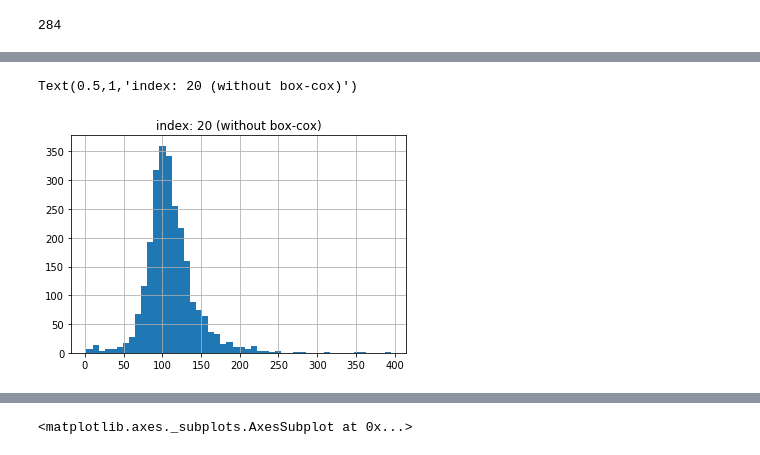
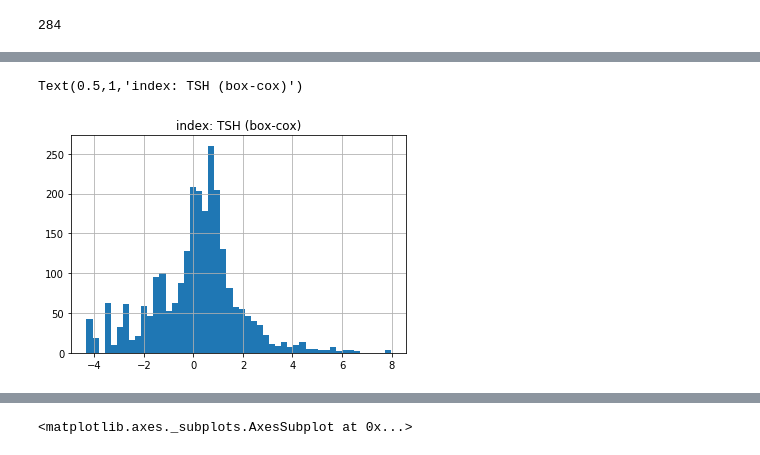
Before and after one commit to PeterJurkacek/IAU_2018_Jurkacek_Vyskoc, a Jupyter notebook: Jurkacek_Vyskoc_predspracovanie.ipynb, the cells around one changed output, grey strips where cells are left out. Cells and saved outputs as stored; diff of their text form; code cells hidden in the pictures.

```diff
--- a/Jurkacek_Vyskoc_predspracovanie.ipynb
+++ b/Jurkacek_Vyskoc_predspracovanie.ipynb
@@ -471,8 +470,7 @@ data['TSH'].isna().sum()
 # %%
-index = 20
-transformed = data['FTI'].dropna()# boxcox vrati transformovane data a parametre transformacie. Tie viem zafixovat a v tom pripade mi to vrati len transformovane data
+transformed, att = boxcox(data['TSH'].dropna())# boxcox vrati transformovane data a parametre transformacie. Tie viem zafixovat a v tom pripade mi to vrati len transformovane data
 pom = pd.Series(transformed).hist(bins=50)
-pom.set_title("index: %d (without box-cox)" % index)
+pom.set_title(f"index: {index} (box-cox)")
 # %% [output]
-Text(0.5,1,'index: 20 (without box-cox)')
+Text(0.5,1,'index: TSH (box-cox)')
-[figure, old version]
+[figure, new version]
```
Also changed, not shown: parts of 28 cells of this notebook.
